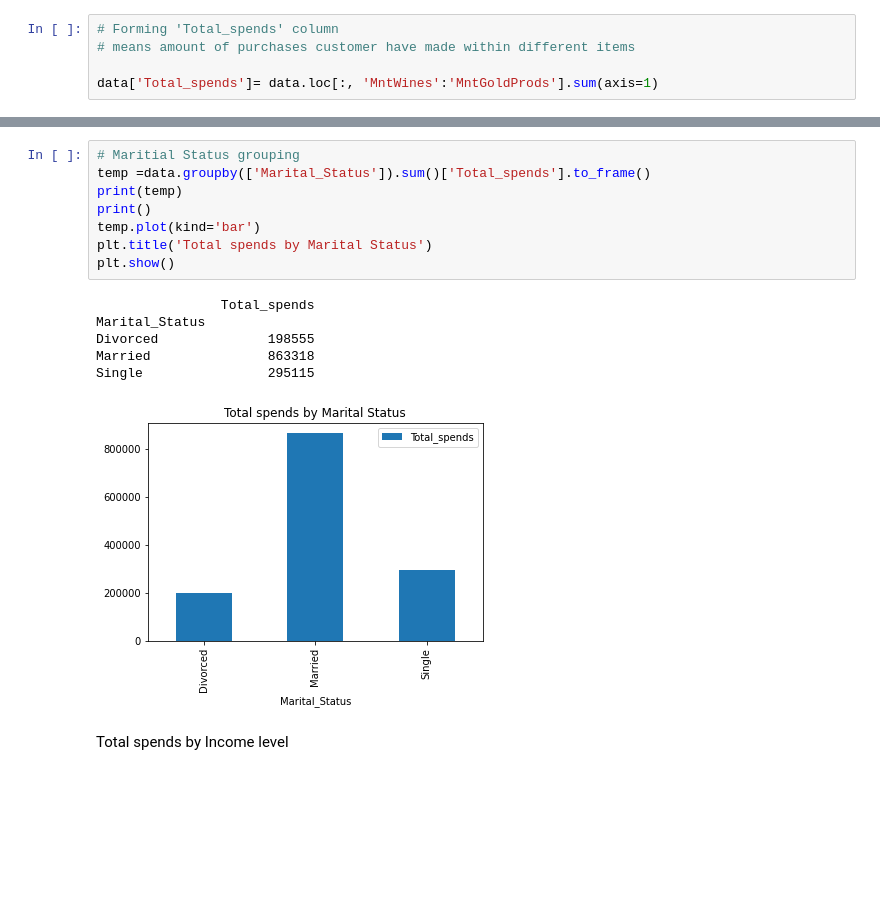
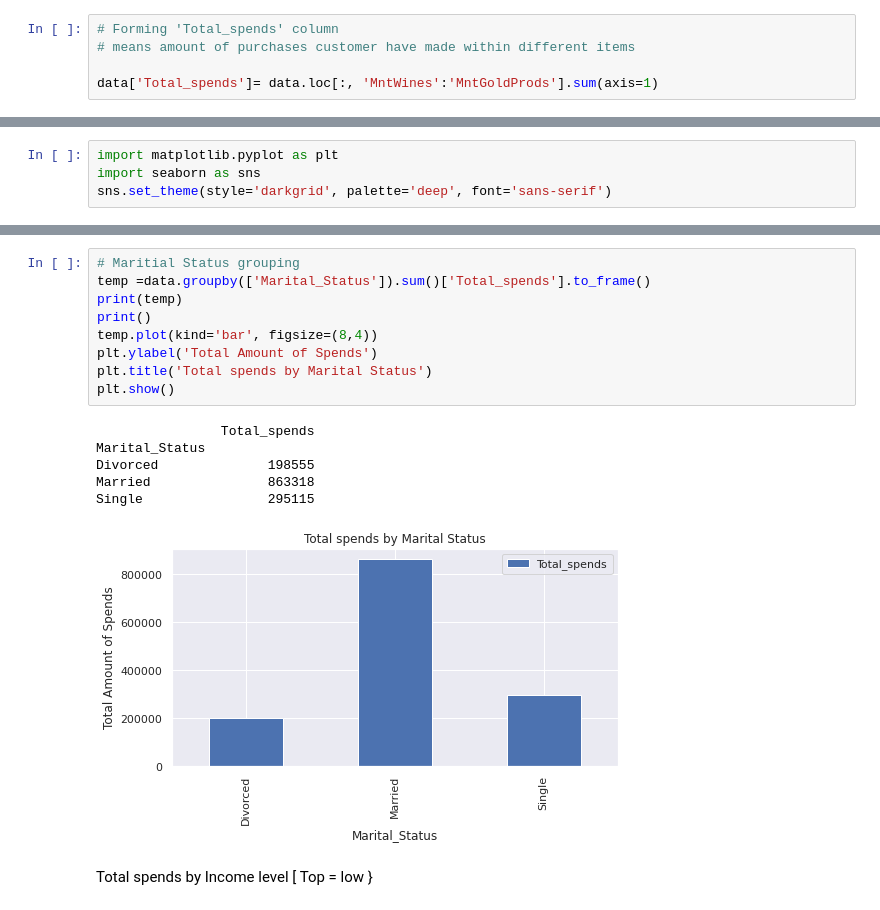
Before and after one commit to mdimran1/portfolio, a Jupyter notebook: Customer-segment-prediction/analysis.ipynb, the cells around one changed output, grey strips where cells are left out. Saved outputs shown, nothing was run; the diff lists cells and outputs as text; blank space fills up the shorter version.

```diff
--- a/Customer-segment-prediction/analysis.ipynb
+++ b/Customer-segment-prediction/analysis.ipynb
@@ -356,0 +343,4 @@ import matplotlib.pyplot as plt
+# %%
+import matplotlib.pyplot as plt
+import seaborn as sns
+sns.set_theme(style='darkgrid', palette='deep', font='sans-serif')
@@ -357,17 +386,18 @@ import matplotlib.pyplot as plt
 # %%
 # Maritial Status grouping
 temp =data.groupby(['Marital_Status']).sum()['Total_spends'].to_frame()
 print(temp)
 print()
-temp.plot(kind='bar')
+temp.plot(kind='bar', figsize=(8,4))
+plt.ylabel('Total Amount of Spends')
 plt.title('Total spends by Marital Status')
 plt.show()
 # %% [output]
                 Total_spends
 Marital_Status
 Divorced              198555
 Married               863318
 Single                295115
-[figure, old version]
+[figure, new version]
 # %% [markdown]
-Total spends by Income level
+Total spends by Income level [ Top = low }
```
Also changed, not shown: parts of 31 cells of this notebook.
